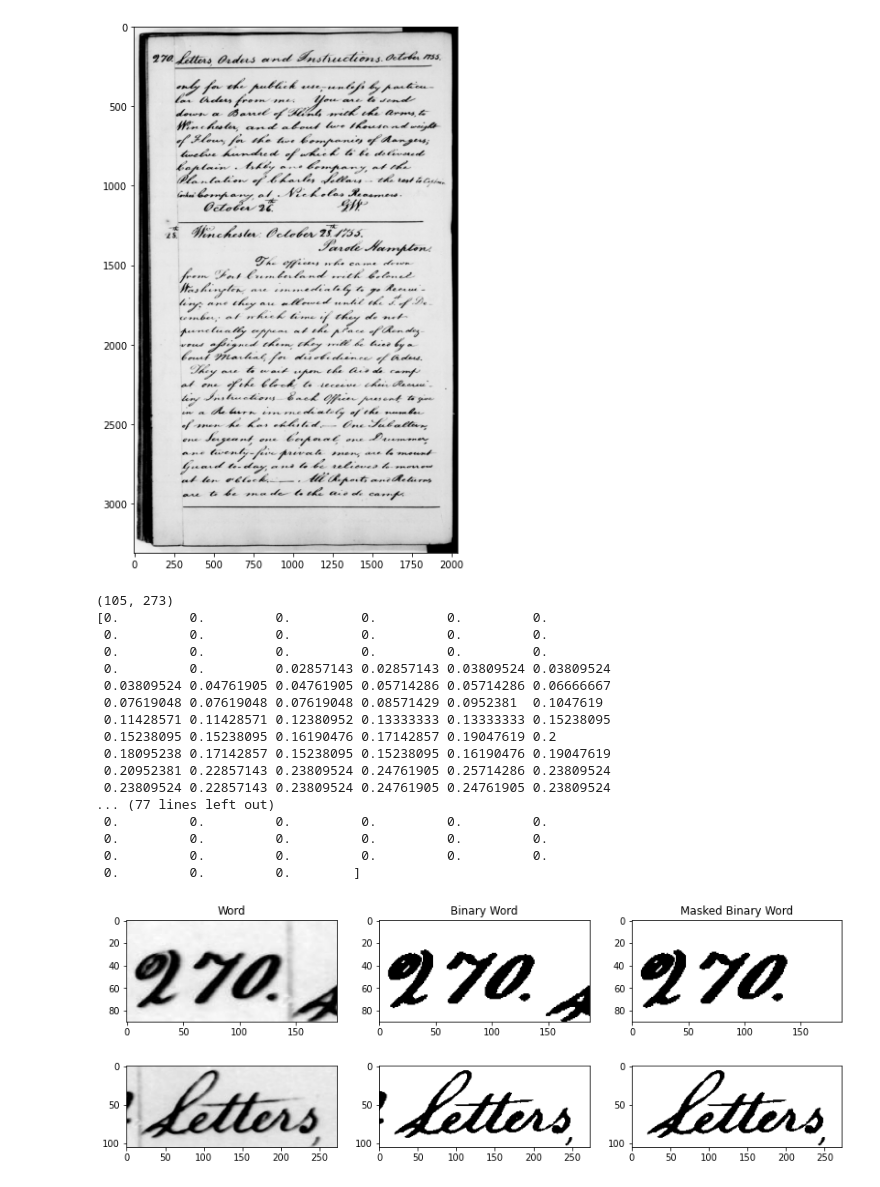
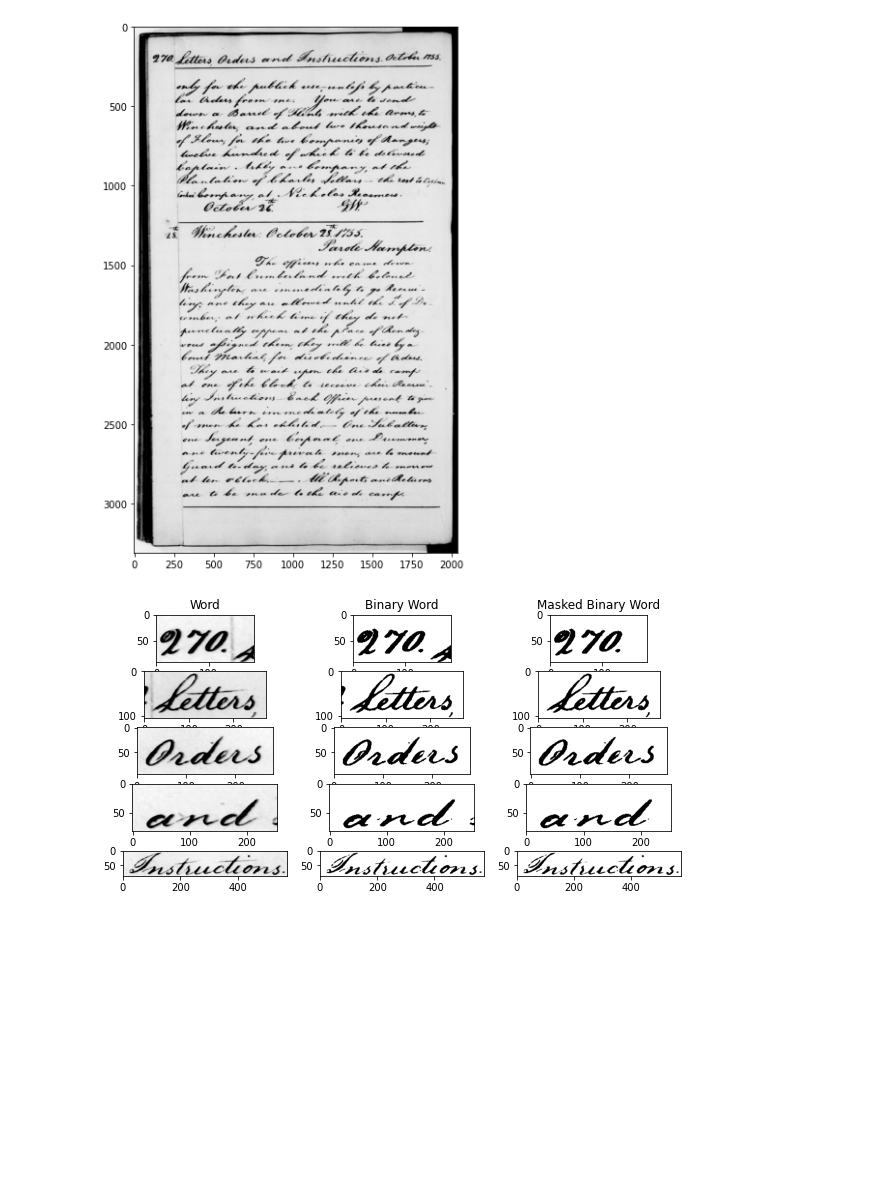
Before and after one commit to NMROSS/Pattern-Recognition-As1, a Jupyter notebook: 03_Keyword_Spotting/src/main.ipynb, the cells around one changed output. Drawn from its saved outputs; the diff is of its cells as text; code cells hidden in the pictures; blank space fills up the shorter version.

```diff
--- a/03_Keyword_Spotting/src/main.ipynb
+++ b/03_Keyword_Spotting/src/main.ipynb
@@ -24,40 +23,19 @@ plt.imshow(img)
 # %%
 words, masks = svg.words_masks(img)
 # %%
-y = 2
-fig, axs = plt.subplots(y, 3, figsize=(y*7,5))
+y = 5
+fig, axs = plt.subplots(y, 3, figsize=(10, y))
 axs[0, 0].set_title('Word')
 axs[0, 1].set_title('Binary Word')
 axs[0, 2].set_title('Masked Binary Word')
 
 for i in range(y):
     w = words[i]
     otsu = w > threshold_otsu(w)
     masked = otsu | ~ masks[i]
 
     axs[i, 0].imshow(w)
     axs[i, 1].imshow(otsu)
     axs[i ,2].imshow(masked)
-
-print(masked.shape)
-print(fraction_black(masked))
-print(fraction_black_in_contour(masked))
 # %% [output]
-(105, 273)
-[0.         0.         0.         0.         0.         0.
- 0.         0.         0.         0.         0.         0.
- 0.         0.         0.         0.         0.         0.
- 0.         0.         0.02857143 0.02857143 0.03809524 0.03809524
- 0.03809524 0.04761905 0.04761905 0.05714286 0.05714286 0.06666667
- 0.07619048 0.07619048 0.07619048 0.08571429 0.0952381  0.1047619
- 0.11428571 0.11428571 0.12380952 0.13333333 0.13333333 0.15238095
- 0.15238095 0.15238095 0.16190476 0.17142857 0.19047619 0.2
- 0.18095238 0.17142857 0.15238095 0.15238095 0.16190476 0.19047619
- 0.20952381 0.22857143 0.23809524 0.24761905 0.25714286 0.23809524
- 0.23809524 0.22857143 0.23809524 0.24761905 0.24761905 0.23809524
-... (77 lines left out)
- 0.         0.         0.         0.         0.         0.
- 0.         0.         0.         0.         0.         0.
- 0.         0.         0.         0.         0.         0.
- 0.         0.         0.        ]
-[figure, old version]
+[figure, new version]
```
Also changed, not shown: parts of 2 cells of this notebook, 1 other file.
